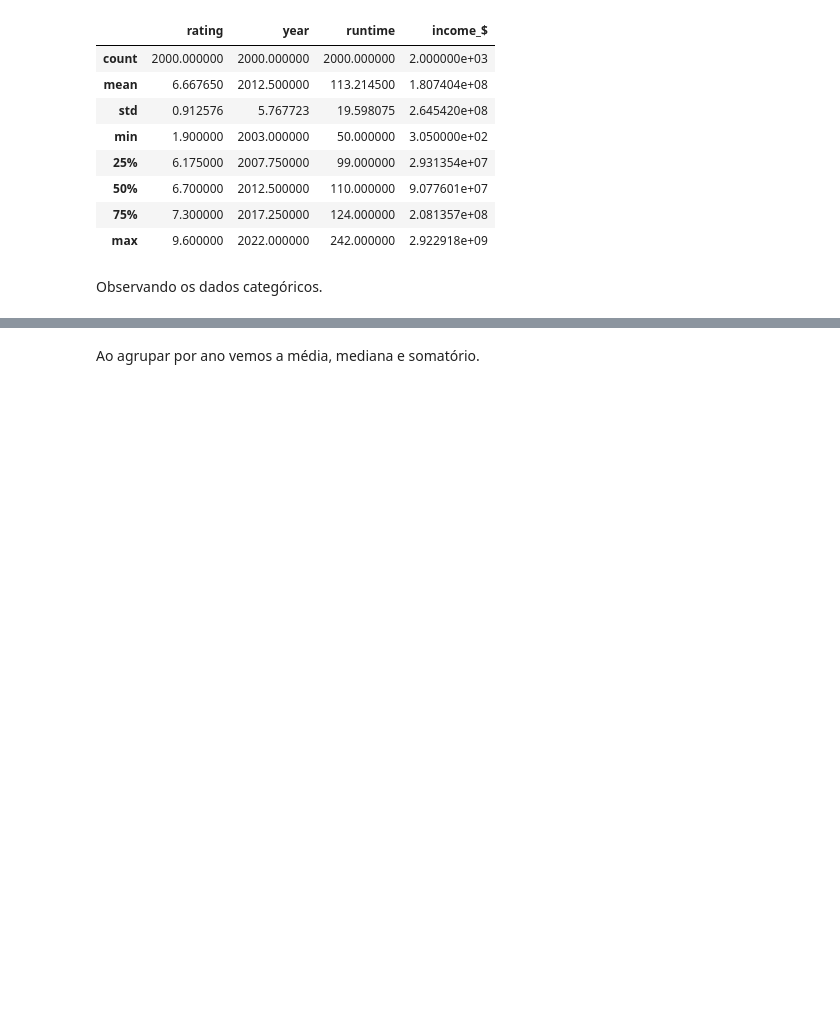
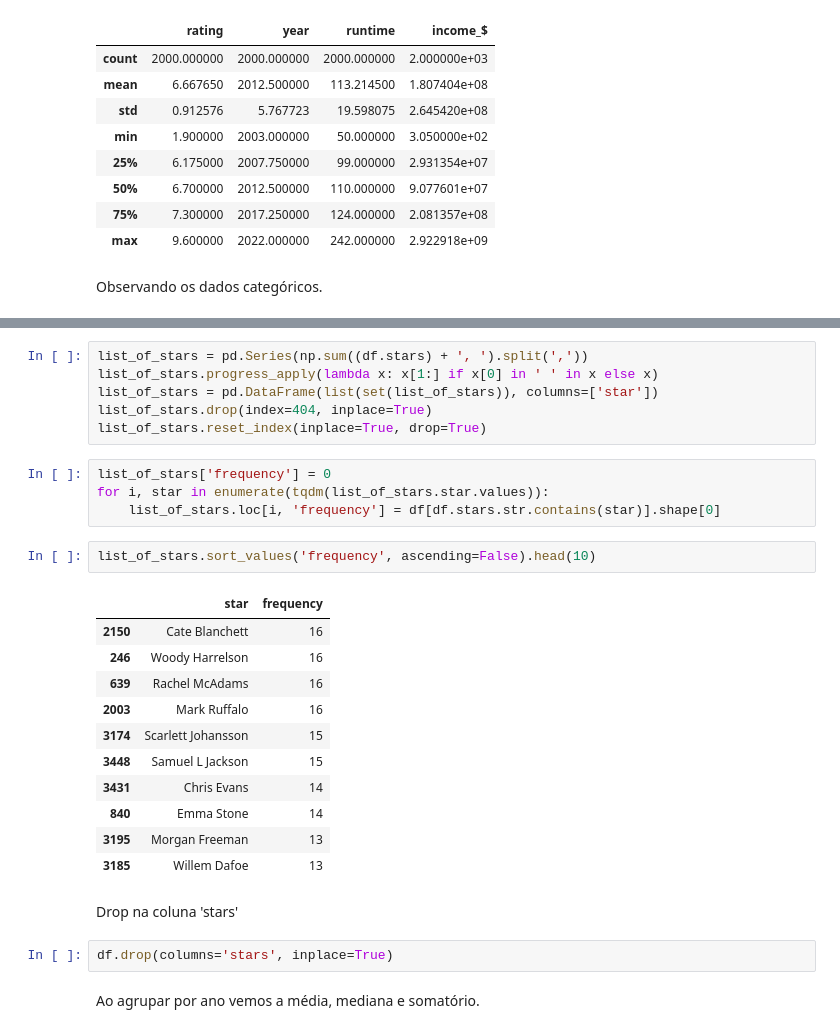
Before and after one commit to MatBrands/ADA-Exploratory_Data_Analysis, a Jupyter notebook: notebooks/edas/matheus.ipynb, the cells around one changed output, grey strips where cells are left out. Saved outputs shown, nothing was run; the diff lists cells and outputs as text; blank space fills up the shorter version.

```diff
--- a/notebooks/edas/matheus.ipynb
+++ b/notebooks/edas/matheus.ipynb
@@ -55,3 +57,31 @@ df.describe(exclude=['float64', 'uint16', 'uint32', 'uint8'])
+# %%
+list_of_stars = pd.Series(np.sum((df.stars) + ', ').split(','))
+list_of_stars.progress_apply(lambda x: x[1:] if x[0] in ' ' in x else x)
+list_of_stars = pd.DataFrame(list(set(list_of_stars)), columns=['star'])
+list_of_stars.drop(index=404, inplace=True)
+list_of_stars.reset_index(inplace=True, drop=True)
+# %%
+list_of_stars['frequency'] = 0
+for i, star in enumerate(tqdm(list_of_stars.star.values)):
+    list_of_stars.loc[i, 'frequency'] = df[df.stars.str.contains(star)].shape[0]
+# %%
+list_of_stars.sort_values('frequency', ascending=False).head(10)
+# %% [output]
+|  | star | frequency |
+| 2150 | Cate Blanchett | 16 |
+| 246 | Woody Harrelson | 16 |
+| 639 | Rachel McAdams | 16 |
+| 2003 | Mark Ruffalo | 16 |
+| 3174 | Scarlett Johansson | 15 |
+| 3448 | Samuel L Jackson | 15 |
+| 3431 | Chris Evans | 14 |
+| 840 | Emma Stone | 14 |
+| 3195 | Morgan Freeman | 13 |
+| 3185 | Willem Dafoe | 13 |
+# %% [markdown]
+Drop na coluna 'stars'
+# %%
+df.drop(columns='stars', inplace=True)
 # %% [markdown]
 Ao agrupar por ano vemos a média, mediana e somatório.
 # %%
```
Also changed, not shown: parts of 3 cells of this notebook.
